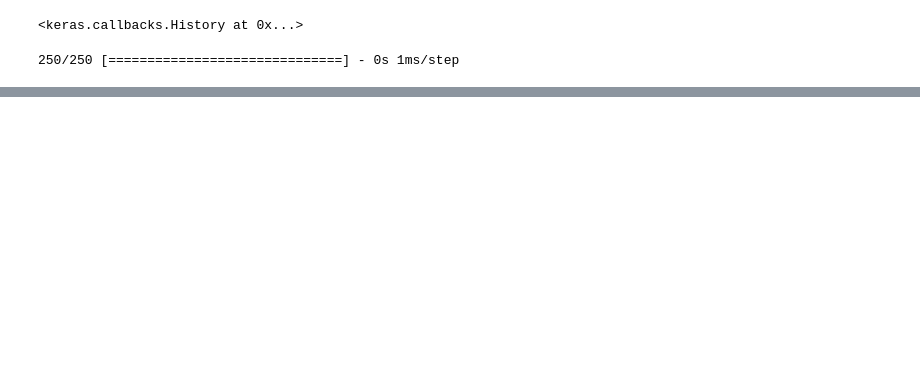
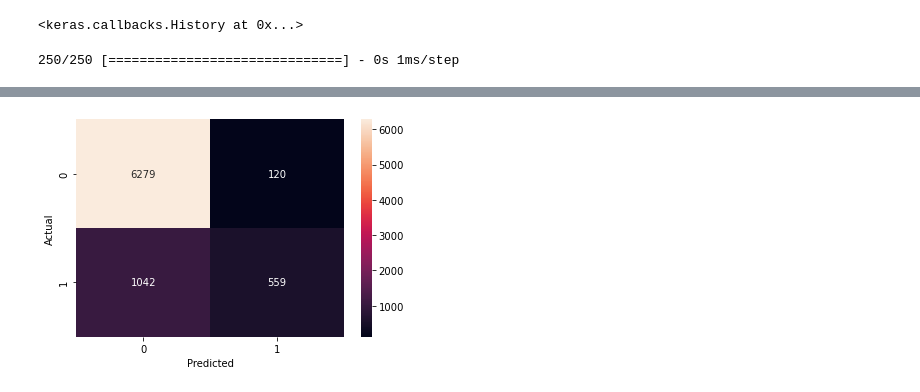
Before and after one commit to MuhammadUzair0786/Deep-Learning, a Jupyter notebook: ANN-Bank_Customer_Churn_Prediction.ipynb, the cells around one changed output, grey strips where cells are left out. Cells and saved outputs as stored; diff of their text form; code cells hidden in the pictures; blank space fills up the shorter version.

Commit message:
ANN model Hyperparameter tunning and increase Accuracy and and check confusion mrtrix

```diff
--- a/ANN-Bank_Customer_Churn_Prediction.ipynb
+++ b/ANN-Bank_Customer_Churn_Prediction.ipynb
@@ -32,20 +32,25 @@ x_train.shape
 (8000, 9)
 # %%
 from tensorflow.keras.models import Sequential
-from tensorflow.keras.layers import Dense
+from tensorflow.keras.layers import Dense,BatchNormalization,Dropout
 from tensorflow.keras.callbacks import EarlyStopping
 from tensorflow.keras.regularizers import l1,l2
 
 model = Sequential()
 # In this line we add regularizer and check accuracy
 # model.add(Dense(8,input_dim=9, activation='relu',kernel_regularizer=l1(l1=0.01)))
-model.add(Dense(6,input_dim=9, activation='relu'))
-model.add(Dense(5, activation='relu'))
-model.add(Dense(3, activation='relu'))
+model.add(Dense(6,input_dim=9, activation='relu',kernel_regularizer=l2(l2=0.01)))
+model.add(BatchNormalization())
+# model.add(Dropout(0.10)) #use for reduce overfitting
+model.add(Dense(4, activation='relu',kernel_regularizer=l2(l2=0.01)))
+model.add(BatchNormalization())
+# model.add(Dropout(0.10))
+model.add(Dense(3, activation='relu',kernel_regularizer=l2(l2=0.01)))
+model.add(BatchNormalization())
 model.add(Dense(1, activation='sigmoid'))
 model.compile(loss='binary_crossentropy', optimizer='adam', metrics=['accuracy'])
 # %%
-model.fit(x_train, y_train, epochs=50, batch_size=100)
+model.fit(x_train, y_train, epochs=50, batch_size=100,validation_data=(x_test,y_test),callbacks=EarlyStopping())
 # in this line we add validation accuracy and Early stopping technique
 # model.fit(x_train, y_train, epochs=50, batch_size=100,validation_data=(x_test,y_test),callbacks=EarlyStopping())
 # %% [output]
@@ -69,12 +74,12 @@ Epoch 50/50
 <keras.callbacks.History at 0x...>
 # %%
-y_pred =model.predict(x_train)
-pred_data =[]
-for i in y_pred:
+y_pred_train =model.predict(x_train)
+pred_data_train =[]
+for i in y_pred_train:
     if i[0]>0.5:
-        pred_data.append(1)
+        pred_data_train.append(1)
     else:
-        pred_data.append(0)
+        pred_data_train.append(0)
 # %% [output]
 250/250 [==============================] - 0s 1ms/step
 # %%
@@ -110,0 +140,9 @@ array([[1.]], dtype=float32)
+# %%
+cm_train =confusion_matrix(y_train,pred_data_train)
+# %%
+sns.heatmap(cm_train,annot=True, fmt='d')
+plt.xlabel('Predicted')
+plt.ylabel('Actual')
+plt.show()
+# %% [output]
+[figure, added]
```
Also changed, not shown: parts of 9 cells of this notebook, 1 other file.
